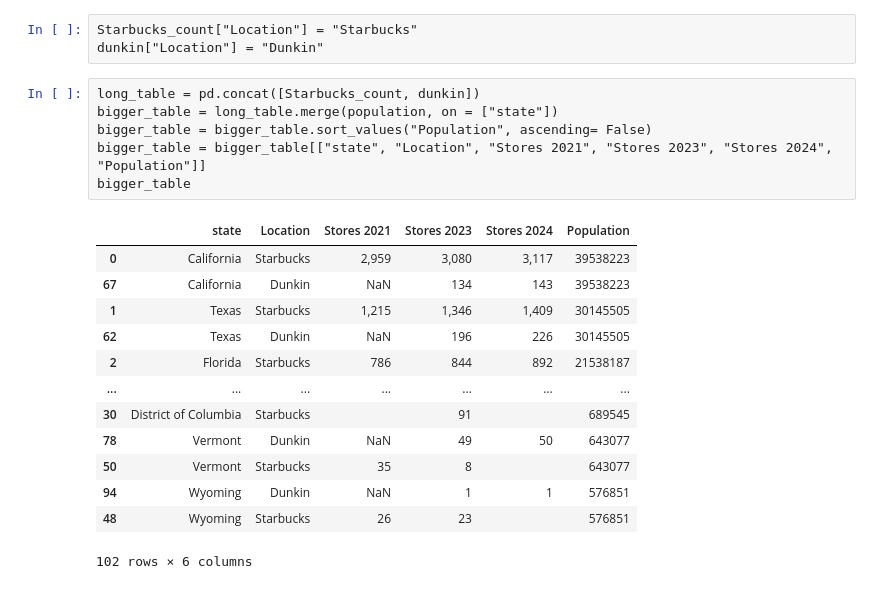
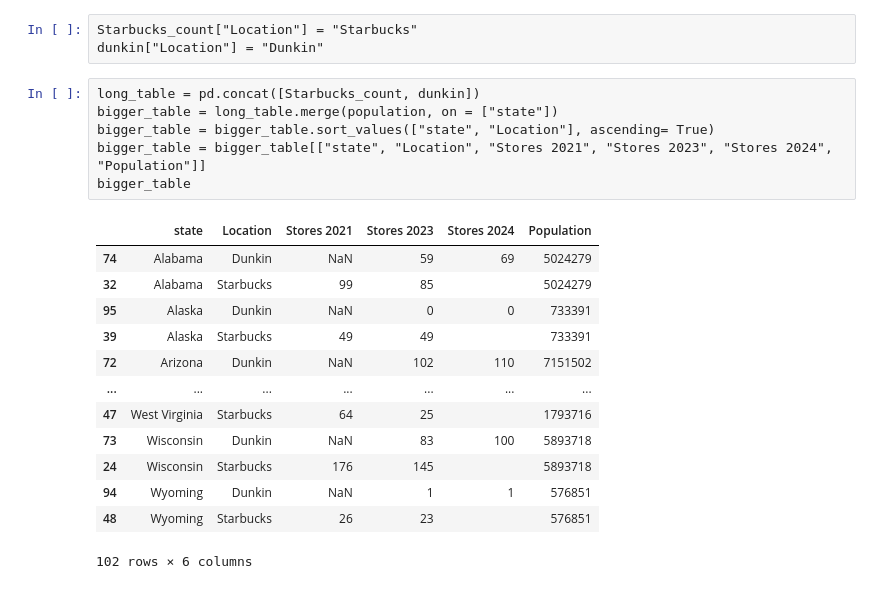
Before and after one commit to davisbove/GSB_544, a Jupyter notebook: Lab 4/Lab_4.ipynb, the cells around one changed output. Saved outputs shown, nothing was run; the diff lists cells and outputs as text.

```diff
--- a/Lab 4/Lab_4.ipynb
+++ b/Lab 4/Lab_4.ipynb
@@ -267,20 +267,20 @@ dunkin["Location"] = "Dunkin"
 # %%
 long_table = pd.concat([Starbucks_count, dunkin])
 bigger_table = long_table.merge(population, on = ["state"])
-bigger_table = bigger_table.sort_values("Population", ascending= False)
+bigger_table = bigger_table.sort_values(["state", "Location"], ascending= True)
 bigger_table = bigger_table[["state", "Location", "Stores 2021", "Stores 2023", "Stores 2024", "Population"]]
 bigger_table
 # %% [output]
 |  | state | Location | Stores 2021 | Stores 2023 | Stores 2024 | Population |
-| 0 | California | Starbucks | 2,959 | 3,080 | 3,117 | 39538223 |
-| 67 | California | Dunkin | NaN | 134 | 143 | 39538223 |
-| 1 | Texas | Starbucks | 1,215 | 1,346 | 1,409 | 30145505 |
-| 62 | Texas | Dunkin | NaN | 196 | 226 | 30145505 |
-| 2 | Florida | Starbucks | 786 | 844 | 892 | 21538187 |
+| 74 | Alabama | Dunkin | NaN | 59 | 69 | 5024279 |
+| 32 | Alabama | Starbucks | 99 | 85 |  | 5024279 |
+| 95 | Alaska | Dunkin | NaN | 0 | 0 | 733391 |
+| 39 | Alaska | Starbucks | 49 | 49 |  | 733391 |
+| 72 | Arizona | Dunkin | NaN | 102 | 110 | 7151502 |
 | ... | ... | ... | ... | ... | ... | ... |
-| 30 | District of Columbia | Starbucks |  | 91 |  | 689545 |
-| 78 | Vermont | Dunkin | NaN | 49 | 50 | 643077 |
-| 50 | Vermont | Starbucks | 35 | 8 |  | 643077 |
+| 47 | West Virginia | Starbucks | 64 | 25 |  | 1793716 |
+| 73 | Wisconsin | Dunkin | NaN | 83 | 100 | 5893718 |
+| 24 | Wisconsin | Starbucks | 176 | 145 |  | 5893718 |
 | 94 | Wyoming | Dunkin | NaN | 1 | 1 | 576851 |
 | 48 | Wyoming | Starbucks | 26 | 23 |  | 576851 |
 102 rows × 6 columns
```
Also changed, not shown: parts of 5 cells of this notebook.
